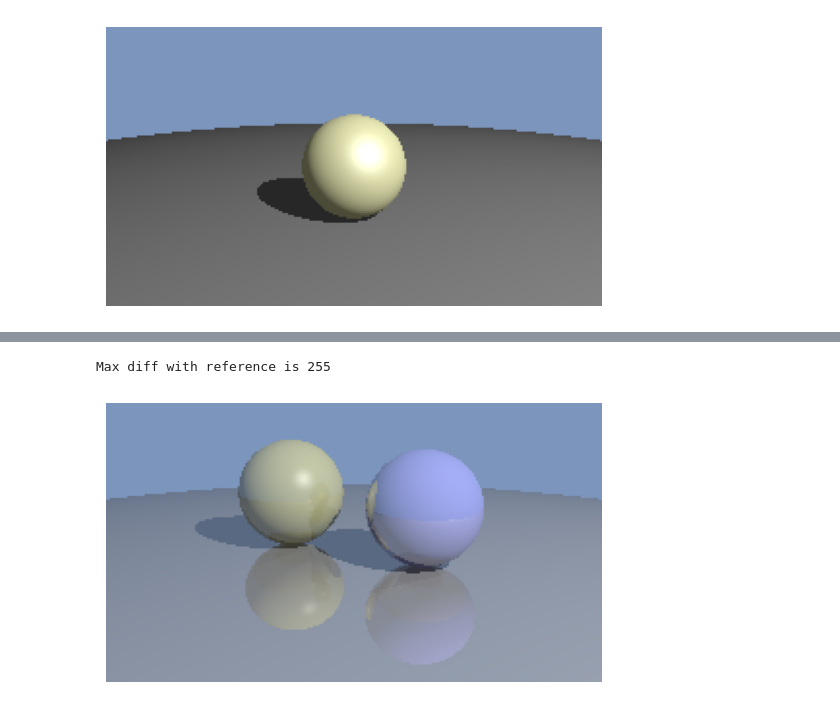
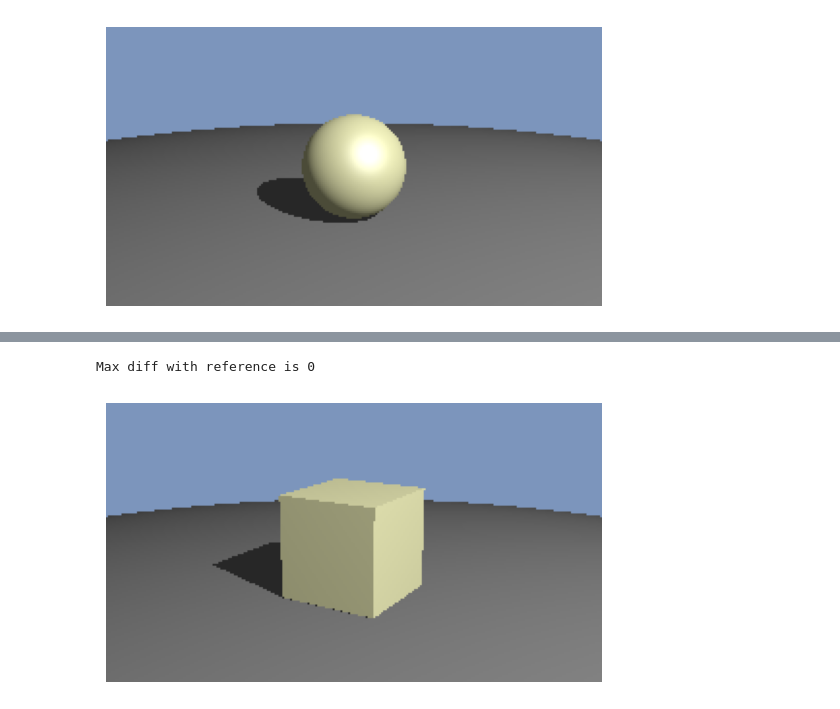
Before and after one commit to kh31514/C2-Intro-To-Graphics, a Jupyter notebook: Testing.ipynb, the cells around one changed output, grey strips where cells are left out. Saved outputs shown, nothing was run; the diff lists cells and outputs as text; code cells hidden in the pictures.

```diff
--- a/Testing.ipynb
+++ b/Testing.ipynb
@@ -64,14 +70,14 @@ NameError: name 'ThreeSpheresExample' is not defined
 # %%
 im = CubeExample().render(output_shape = [144,256], gamma_correct=True)
 im.show()
 #print(im.pixels)
 
-#ref_array = np.array(Image.open("./ref/three_spheres.png"))
-ref_array = np.array(Image.open("./ref/three_spheres.png"))
+ref_array = np.array(Image.open("./ref/cube.png"))
+
 diff = ref_array-im.pixels
 print("Max diff with reference is {}".format(np.abs(diff).max()))
 diff_img = Image.fromarray(diff)
 diff_img.show()
 # %% [output]
-Max diff with reference is 255
+Max diff with reference is 0
-[figure, old version]
+[figure, new version]
```
Also changed, not shown: parts of 3 cells of this notebook, 1 other file.
